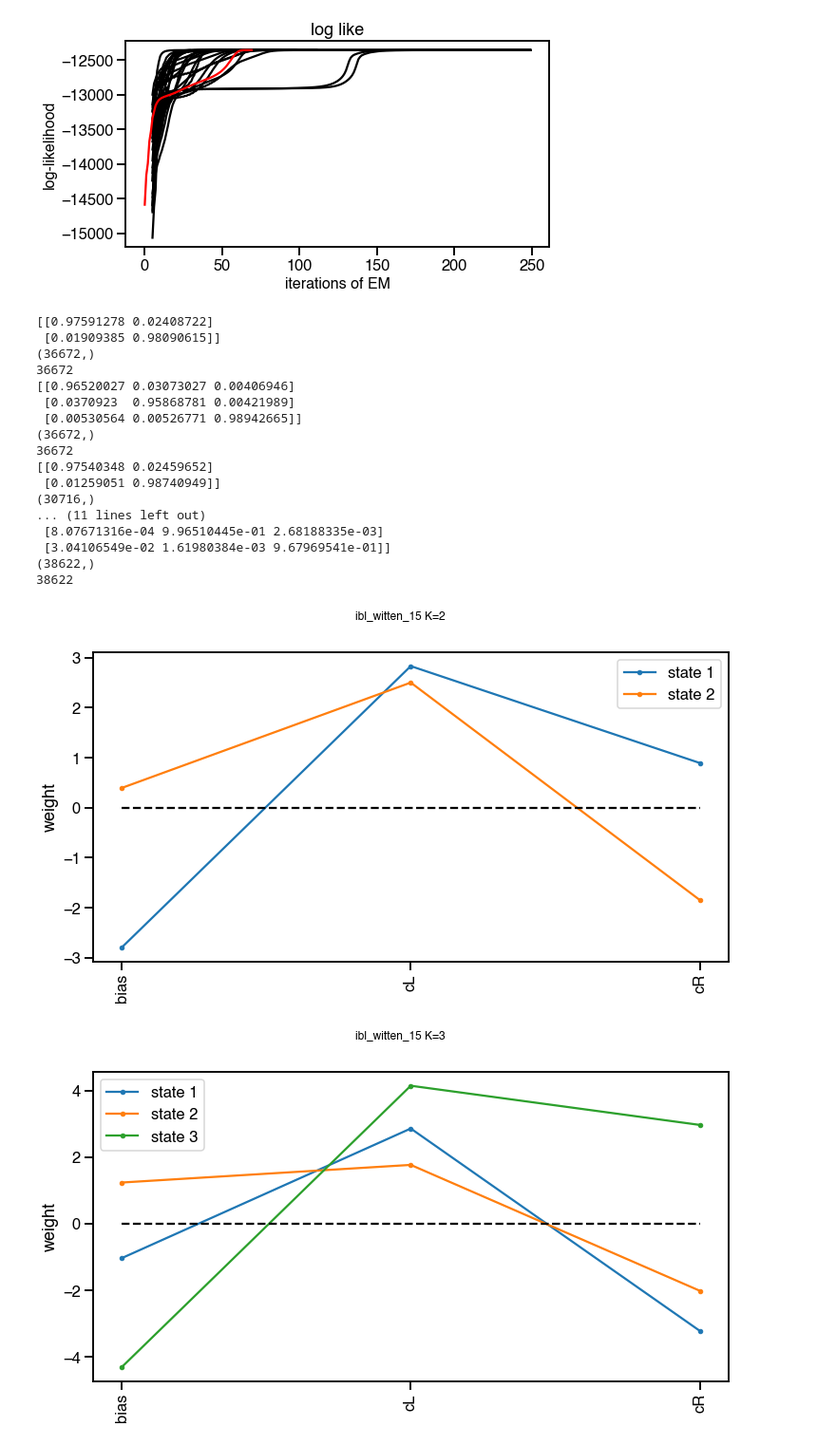
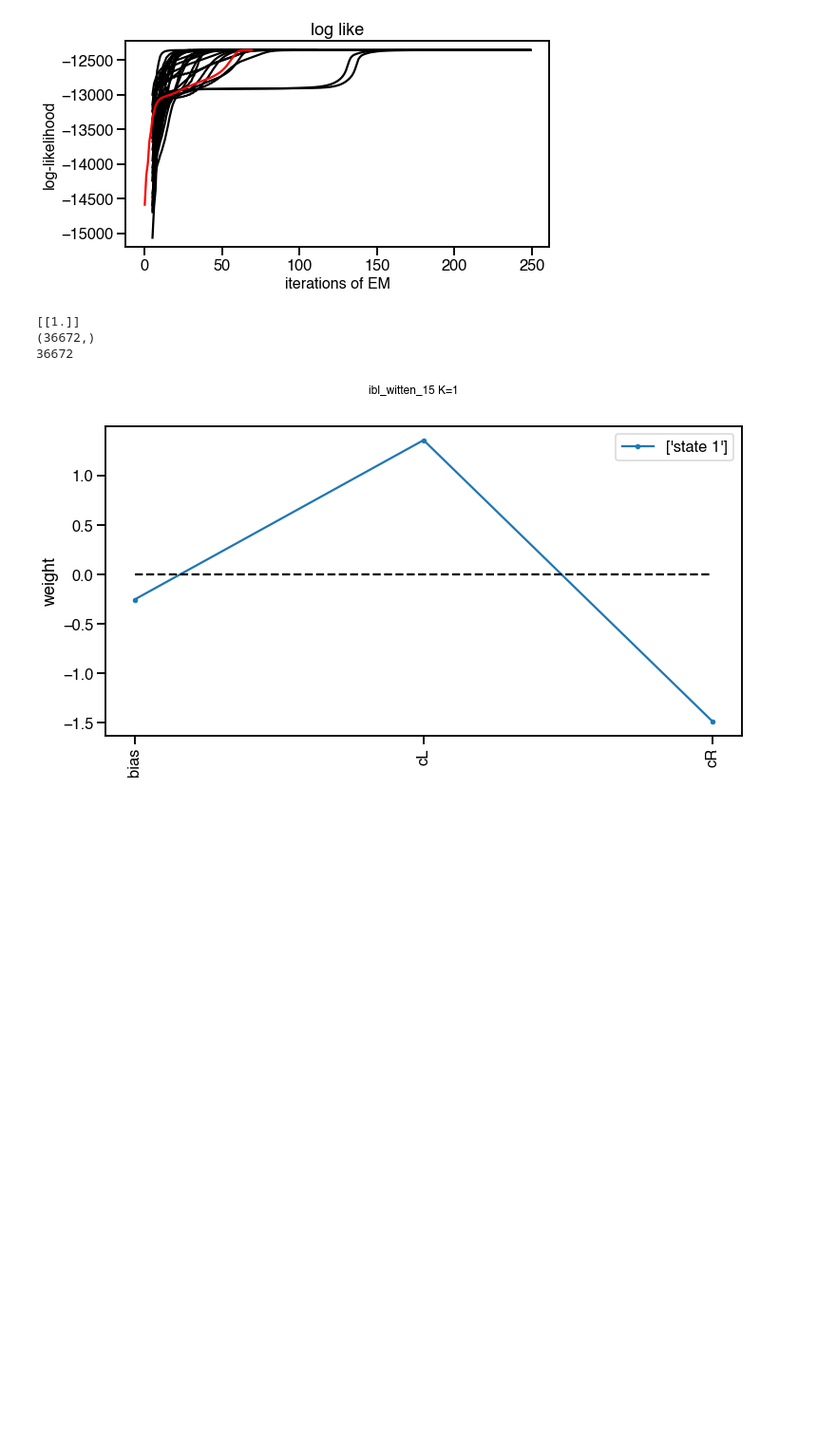
Before and after one commit to lenca56/Pillow_dGLM-HMM, a Jupyter notebook: code/IBL_Iris-GLM_HMM.ipynb, the cells around one changed output. Shown at 95% size. Drawn from its saved outputs; the diff is of its cells as text; code cells hidden in the pictures; blank space fills up the shorter version.

```diff
--- a/code/IBL_Iris-GLM_HMM.ipynb
+++ b/code/IBL_Iris-GLM_HMM.ipynb
@@ -210,43 +262,28 @@ Init  29
 [figure]
 [figure]
 # %%
-for subject in ['ibl_witten_15','ibl_witten_16', 'ibl_witten_05']:
-    for K in [2,3]:
+for subject in  ['ibl_witten_16']: #['ibl_witten_15','ibl_witten_16', 'ibl_witten_05']:
+    for K in [1]:#[2,3]:
         bestGLMHMM = pickle.load(open(f'../data_IBL/IBL_{subject}_bestGLMHMM__states-' + str(K) + '.pickle', 'rb'))
         print(bestGLMHMM.A)
 
         x, y, sessInd = get_mouse_design(dfAll, subject)
         wTemp = bestGLMHMM.w
         wTemp[:,:,:] = - wTemp[:,:,:] # all weights have opposite sign in my code vs Iris'
         w = np.repeat(wTemp[np.newaxis], sessInd[-1], axis=0)
-        # np.save(f'../data_IBL/W_IBL_{subject}_bestGLMHMM-Iris_{K}-state', w)
-        # np.save(f'../data_IBL/P_IBL_{subject}_bestGLMHMM-Iris_{K}-state', bestGLMHMM.A)
+        np.save(f'../data_IBL/W_IBL_{subject}_bestGLMHMM-Iris_{K}-state', w)
+        np.save(f'../data_IBL/P_IBL_{subject}_bestGLMHMM-Iris_{K}-state', bestGLMHMM.A)
 
         xlabels = ['bias', 'cL', 'cR']
         legend = []
         fig, axes = plt.subplots(1,figsize=(12,6))
         fig.suptitle(subject + " K=" + str(K))
         for i in range(1,K+1):
             legend.append('state ' + str(i))
         visualize.plot_weights(wTemp[:,:,-1],axes,xlabels=xlabels,switch=False,style='.-',error=None,label=legend) # w has shape K x D x C (but first column = 0 for C=2)
         axes.legend()
 # %% [output]
-[[0.97591278 0.02408722]
- [0.01909385 0.98090615]]
+[[1.]]
 (36672,)
 36672
-[[0.96520027 0.03073027 0.00406946]
- [0.0370923  0.95868781 0.00421989]
- [0.00530564 0.00526771 0.98942665]]
-(36672,)
-36672
-[[0.97540348 0.02459652]
- [0.01259051 0.98740949]]
-(30716,)
-... (11 lines left out)
- [8.07671316e-04 9.96510445e-01 2.68188335e-03]
- [3.04106549e-02 1.61980384e-03 9.67969541e-01]]
-(38622,)
-38622
-[figure, old version]
+[figure, new version]
-[figure, removed]
```
Also changed, not shown: parts of 3 cells of this notebook, 3 other files.
